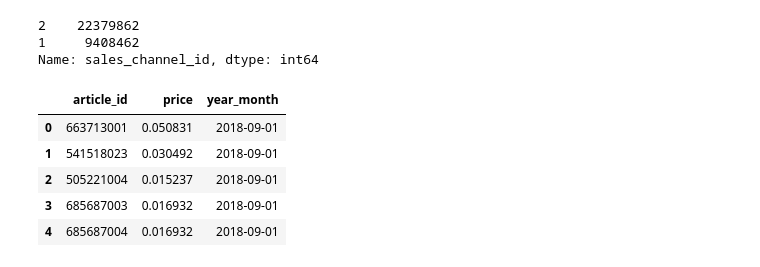
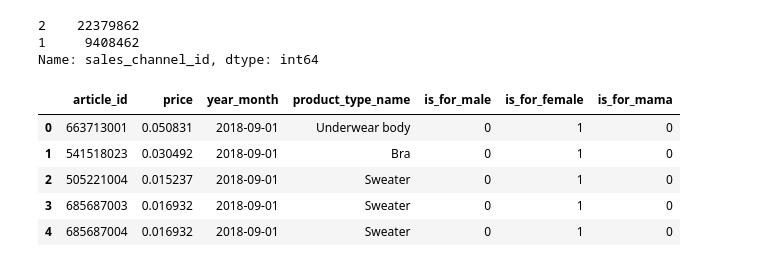
Before and after one commit to thanhyx4/H-M-Personalized-Fashion-Recommendations, a Jupyter notebook: Data_understand_RecSys.ipynb, the cells around one changed output. Cells and saved outputs as stored; diff of their text form; code cells hidden in the pictures.

```diff
--- a/Data_understand_RecSys.ipynb
+++ b/Data_understand_RecSys.ipynb
@@ -266,14 +266,20 @@ df_tran['sales_channel_id'].value_counts()      #on/off
 1     9408462
 Name: sales_channel_id, dtype: int64
 # %%
-df_grp_prod_type = df_tran[['article_id', 'price']]
 df_grp_prod_type['year_month'] =  df_tran['t_dat'].dt.year.astype(str) + '-' + df_tran['t_dat'].dt.month.astype(str)+ '-1'
 df_grp_prod_type['year_month'] = pd.to_datetime(df_grp_prod_type['year_month'])
+df_grp_prod_type = df_tran[['article_id', 'price']]
+df_grp_prod_type['idxgrp_idx_prdtyp'] = df_article['index_group_name'] + '_' + df_article['index_name'] + '_' + df_article['product_type_name']
+
+df_tmp = df_article[['article_id','product_type_name','is_for_male', 'is_for_female', 'is_for_mama']]
+df_grp_prod_type = df_grp_prod_type.merge(df_tmp, on='article_id', how='left')
 df_grp_prod_type.head()
+
+#plot theo year_month
 # %% [output]
-|  | article_id | price | year_month |
-| 0 | 663713001 | 0.050831 | 2018-09-01 |
-| 1 | 541518023 | 0.030492 | 2018-09-01 |
-| 2 | 505221004 | 0.015237 | 2018-09-01 |
-| 3 | 685687003 | 0.016932 | 2018-09-01 |
-| 4 | 685687004 | 0.016932 | 2018-09-01 |
+|  | article_id | price | year_month | product_type_name | is_for_male | is_for_female | is_for_mama |
+| 0 | 663713001 | 0.050831 | 2018-09-01 | Underwear body | 0 | 1 | 0 |
+| 1 | 541518023 | 0.030492 | 2018-09-01 | Bra | 0 | 1 | 0 |
+| 2 | 505221004 | 0.015237 | 2018-09-01 | Sweater | 0 | 1 | 0 |
+| 3 | 685687003 | 0.016932 | 2018-09-01 | Sweater | 0 | 1 | 0 |
+| 4 | 685687004 | 0.016932 | 2018-09-01 | Sweater | 0 | 1 | 0 |
```
Also changed, not shown: parts of 3 cells of this notebook.
